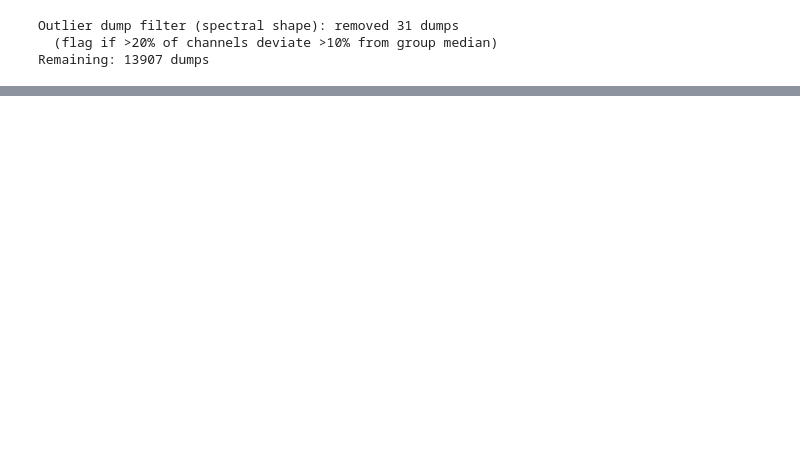
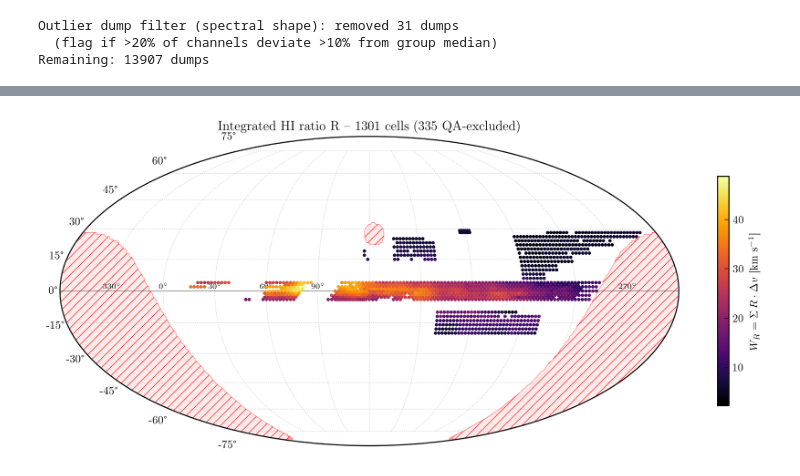
Before and after one commit to raw-asparagus/ay-121, a Jupyter notebook: labs/04/notebooks/02_scan_load.ipynb, the cells around one changed output, grey strips where cells are left out. Drawn from its saved outputs; the diff is of its cells as text; code cells hidden in the pictures; blank space fills up the shorter version.

Commit message:
[LAB04] Update survey

```diff
--- a/labs/04/notebooks/02_scan_load.ipynb
+++ b/labs/04/notebooks/02_scan_load.ipynb
@@ -551,0 +751,29 @@ display(duty_df)
+# %%
+# QA-flagged cells to exclude (neighbor + T_sys outliers)
+qa_flagged_set = {(c['gl'], c['gb']) for c in neighbor_cells
+                  if c['W_flag'] or c['peak_v_flag']}
+qa_flagged_set |= {(c['gl'], c['gb']) for c in tsys_flagged}
+
+cell_keys_clean = [k for k in cell_combined if k not in qa_flagged_set]
+
+if not cell_keys_clean:
+    print('No clean cells -- skipping W_R map')
+else:
+    gl_arr = np.array([k[0] for k in cell_keys_clean])
+    gb_arr = np.array([k[1] for k in cell_keys_clean])
+    R_stack = np.stack([cell_combined[k]['R'] for k in cell_keys_clean])
+
+    W_R = np.nansum(R_stack, axis=1) * dv_kms
+    valid_R = np.isfinite(W_R)
+
+    fig, ax = plot_survey_mollweide(
+        gl_arr[valid_R], gb_arr[valid_R], W_R[valid_R],
+        center_l=MOLL_CENTER_L,
+        cbar_label=r'$W_R = \Sigma\, R \cdot \Delta v$ [km s$^{-1}$]',
+        cmap='inferno',
+        marker_size=SS_FINE,
+        title=f'Integrated HI ratio R -- {valid_R.sum()} cells ({len(qa_flagged_set)} QA-excluded)',
+    )
+    plt.show()
+# %% [output]
+[figure, added]
```
Also changed, not shown: parts of 32 cells of this notebook, 12 other files.
